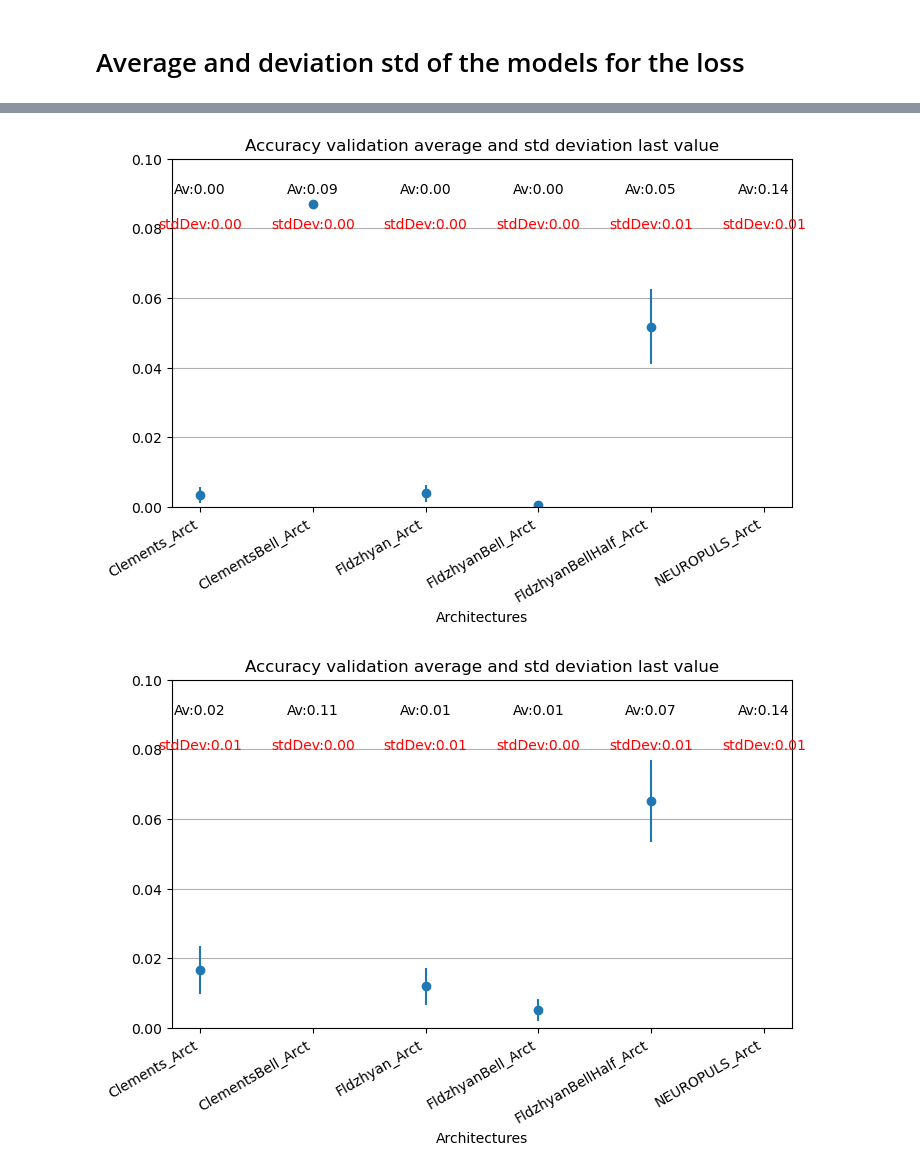
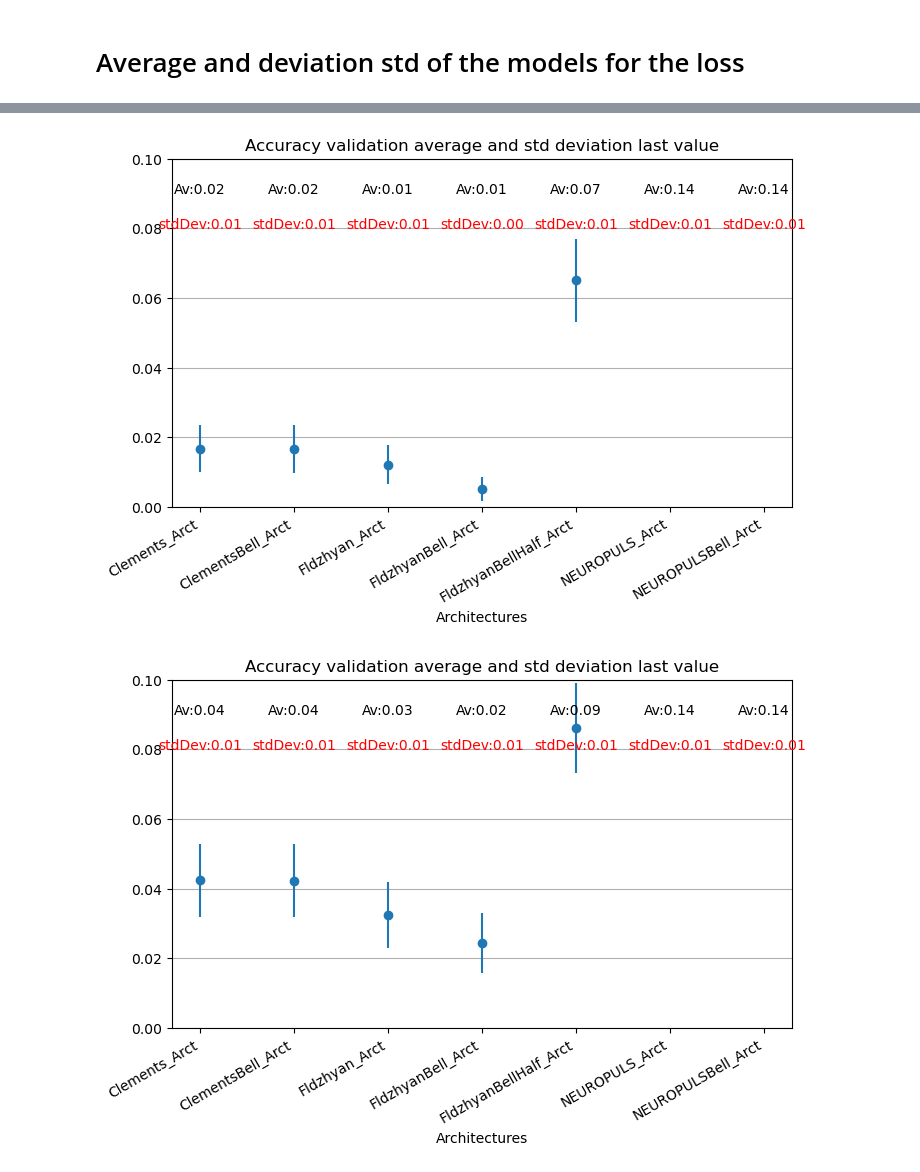
Before and after one commit to SBern1w/Code_Architecture_Paper, a Jupyter notebook: 20240521_dataAnalysis2/dataAnalysis_loss.ipynb, the cells around one changed output, grey strips where cells are left out. Saved outputs shown, nothing was run; the diff lists cells and outputs as text; code cells hidden in the pictures.

```diff
--- a/20240521_dataAnalysis2/dataAnalysis_loss.ipynb
+++ b/20240521_dataAnalysis2/dataAnalysis_loss.ipynb
@@ -90,4 +125,12 @@ mean_models, std_dev_models = models_repmin_mean_devstd(loss_pd, name_models)
 # %%
+directory = 'outdata/20240522_run/n8_iloss0.0_imb0.0_HPC_simulation'
+name_models = ['Clements_Arct', 'ClementsBell_Arct', 'Fldzhyan_Arct', 'FldzhyanBell_Arct',
+               'FldzhyanBellHalf_Arct', 'NEUROPULS_Arct', 'NEUROPULSBell_Arct']
+
+target_tuples, predit_tuples = extract_targets_preditions(directory)
+loss_pd = derive_loss(target_tuples, predit_tuples)
+mean_models, std_dev_models = models_repmin_mean_devstd(loss_pd, name_models)
+
 fig = plt.figure(figsize=(8, 6))
 plt.errorbar(name_models, mean_models, yerr=std_dev_models, fmt='o')
 for i in range(len(name_models)):
@@ -121,7 +165,7 @@ results_df
 # %%
-directory = 'outdata/20240512_run/outdata/20240512_n8_loss0.0_imb0.05_HPC_simulation'
+directory = 'outdata/20240522_run/n8_iloss0.0_imb0.1_HPC_simulation'
 name_models = ['Clements_Arct', 'ClementsBell_Arct', 'Fldzhyan_Arct', 'FldzhyanBell_Arct',
-               'FldzhyanBellHalf_Arct', 'NEUROPULS_Arct']
+               'FldzhyanBellHalf_Arct', 'NEUROPULS_Arct', 'NEUROPULSBell_Arct']
 
 target_tuples, predit_tuples = extract_targets_preditions(directory)
 loss_pd = derive_loss(target_tuples, predit_tuples)
@@ -168,4 +205,12 @@ mean_models, std_dev_models = models_repmin_mean_devstd(loss_pd, name_models)
 # %%
+directory = 'outdata/20240522_run/n8_iloss0.0_imb0.2_HPC_simulation'
+name_models = ['Clements_Arct', 'ClementsBell_Arct', 'Fldzhyan_Arct', 'FldzhyanBell_Arct',
+               'FldzhyanBellHalf_Arct', 'NEUROPULS_Arct', 'NEUROPULSBell_Arct']
+
+target_tuples, predit_tuples = extract_targets_preditions(directory)
+loss_pd = derive_loss(target_tuples, predit_tuples)
+mean_models, std_dev_models = models_repmin_mean_devstd(loss_pd, name_models)
+
 fig = plt.figure(figsize=(8, 6))
 plt.errorbar(name_models, mean_models, yerr=std_dev_models, fmt='o')
 for i in range(len(name_models)):
@@ -184,7 +229,7 @@ plt.show();
 # %%
-directory = 'outdata/20240512_run/outdata/20240512_n8_loss0.0_imb0.2_HPC_simulation'
+directory = 'outdata/20240522_run/n8_iloss0.0_imb0.3_HPC_simulation'
 name_models = ['Clements_Arct', 'ClementsBell_Arct', 'Fldzhyan_Arct', 'FldzhyanBell_Arct',
-               'FldzhyanBellHalf_Arct', 'NEUROPULS_Arct']
+               'FldzhyanBellHalf_Arct', 'NEUROPULS_Arct', 'NEUROPULSBell_Arct']
 
 target_tuples, predit_tuples = extract_targets_preditions(directory)
 loss_pd = derive_loss(target_tuples, predit_tuples)
@@ -204,28 +249,28 @@ plt.grid(axis='y')
 # plt.savefig("Test" + ".png", dpi=399)
 plt.show();
 # %% [output]
-[figure, old version]
+[figure, new version]
 # %%
-directory = 'outdata/20240512_run/outdata/20240512_n8_loss0.0_imb0.3_HPC_simulation'
+directory = 'outdata/20240522_run/n8_iloss0.0_imb0.4_HPC_simulation'
 name_models = ['Clements_Arct', 'ClementsBell_Arct', 'Fldzhyan_Arct', 'FldzhyanBell_Arct',
-               'FldzhyanBellHalf_Arct', 'NEUROPULS_Arct']
+               'FldzhyanBellHalf_Arct', 'NEUROPULS_Arct', 'NEUROPULSBell_Arct']
 
 target_tuples, predit_tuples = extract_targets_preditions(directory)
 loss_pd = derive_loss(target_tuples, predit_tuples)
 mean_models, std_dev_models = models_repmin_mean_devstd(loss_pd, name_models)
 
 fig = plt.figure(figsize=(8, 6))
 plt.errorbar(name_models, mean_models, yerr=std_dev_models, fmt='o')
 for i in range(len(name_models)):
     plt.text(name_models[i], 0.09, f"Av:{mean_models[i]:.2f}", ha='center')
     plt.text(name_models[i], 0.08, f"stdDev:{std_dev_models[i]:.2f}", ha='center', color='red')
 plt.title("Accuracy validation average and std deviation last value")
 fig.autofmt_xdate()
 plt.xlabel("Architectures")
 fig.subplots_adjust(bottom=0.3)
 plt.ylim([0.0, 0.10])
 plt.grid(axis='y')
 # plt.savefig("Test" + ".png", dpi=399)
 plt.show();
 # %% [output]
-[figure, old version]
+[figure, new version]
```
Also changed, not shown: parts of 18 cells of this notebook.
